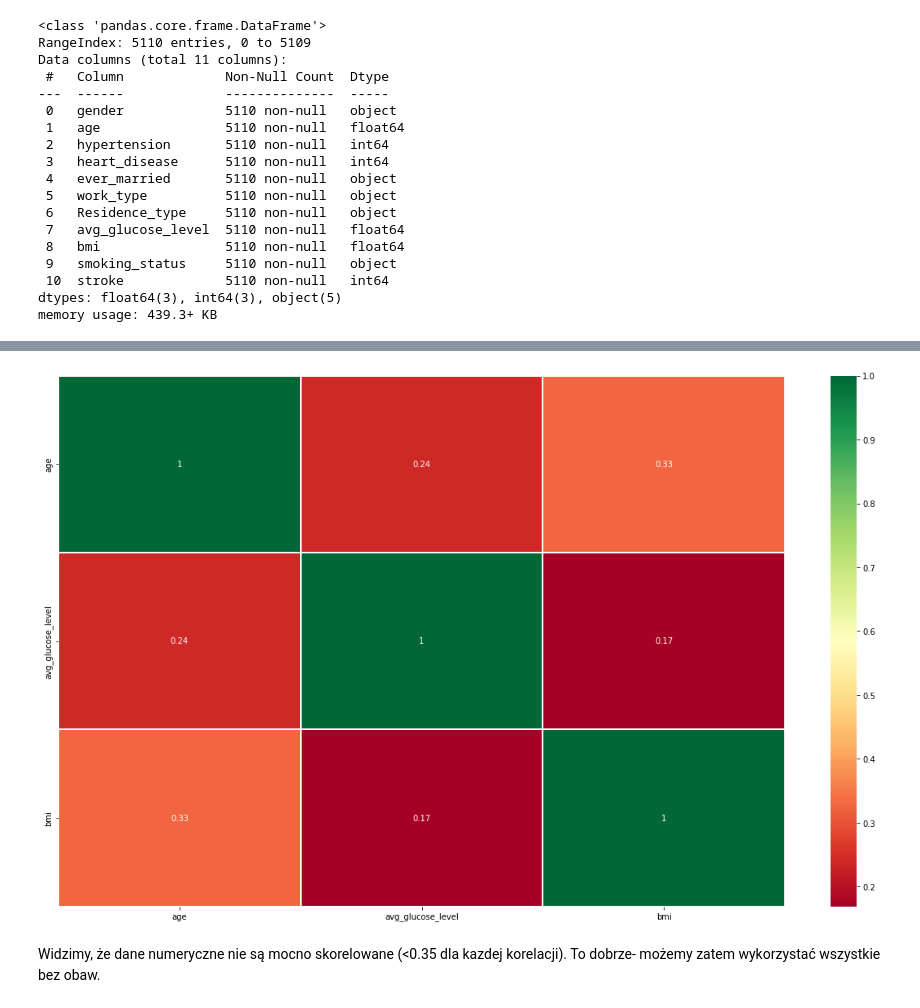
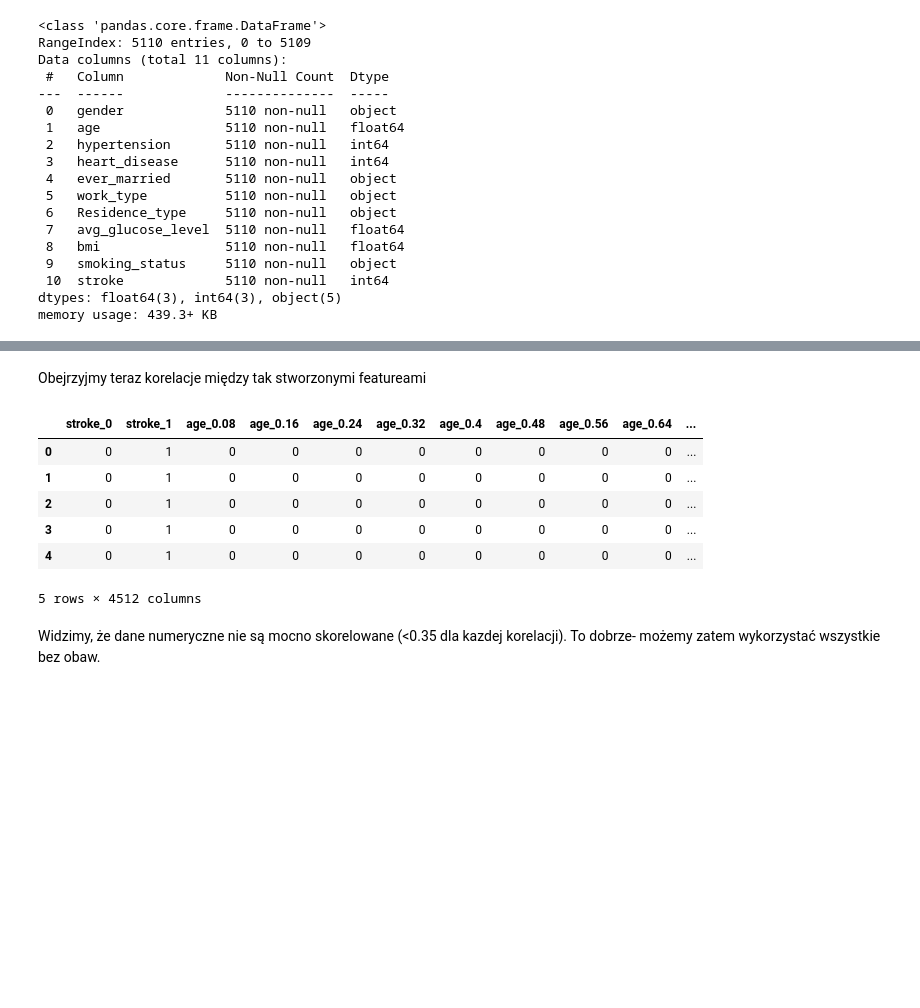
Before and after one commit to she3r/Projekt_PSI, a Jupyter notebook: Projekt zaliczeniowy/project.ipynb, the cells around one changed output, grey strips where cells are left out. Drawn from its saved outputs; the diff is of its cells as text; code cells hidden in the pictures; blank space fills up the shorter version.

```diff
--- a/Projekt zaliczeniowy/project.ipynb
+++ b/Projekt zaliczeniowy/project.ipynb
@@ -155,10 +205,22 @@ numerical_data
+# %% [markdown]
+Obejrzyjmy teraz korelacje między tak stworzonymi featureami
+# %%
+dfd = pd.get_dummies(numerical_data, columns = ['stroke','age','avg_glucose_level','bmi','bmi_bin','avg_glucose_level_bin'],
+                             prefix=['stroke','age','avg_glucose_level','bmi','bmi_type','avg_glucose_level_type'])
+dfd.head()
+# %% [output]
+|  | stroke_0 | stroke_1 | age_0.08 | age_0.16 | age_0.24 | age_0.32 | age_0.4 | age_0.48 | age_0.56 | age_0.64 | ... |
+| 0 | 0 | 1 | 0 | 0 | 0 | 0 | 0 | 0 | 0 | 0 | ... |
+| 1 | 0 | 1 | 0 | 0 | 0 | 0 | 0 | 0 | 0 | 0 | ... |
+| 2 | 0 | 1 | 0 | 0 | 0 | 0 | 0 | 0 | 0 | 0 | ... |
+| 3 | 0 | 1 | 0 | 0 | 0 | 0 | 0 | 0 | 0 | 0 | ... |
+| 4 | 0 | 1 | 0 | 0 | 0 | 0 | 0 | 0 | 0 | 0 | ... |
+5 rows × 4512 columns
 # %%
-sns.heatmap(numerical_data.corr(),annot=True,cmap='RdYlGn',linewidths=0.2) #data.corr() to correlation matrix
+sns.heatmap(dfd.corr(),annot=True,cmap='RdYlGn',linewidths=0.2) #data.corr()-->correlation matrix
 fig=plt.gcf()
 fig.set_size_inches(20,12)
 plt.show()
-# %% [output]
-[figure, removed]
 # %% [markdown]
 Widzimy, że dane numeryczne nie są mocno skorelowane (<0.35 dla kazdej korelacji). To dobrze- możemy zatem wykorzystać wszystkie bez obaw.
 # %% [markdown]
```
Also changed, not shown: parts of 7 cells of this notebook.
